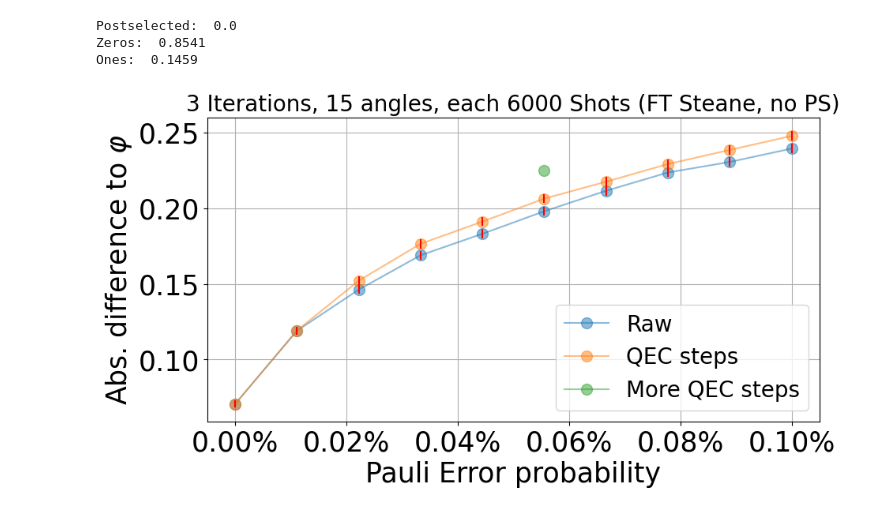
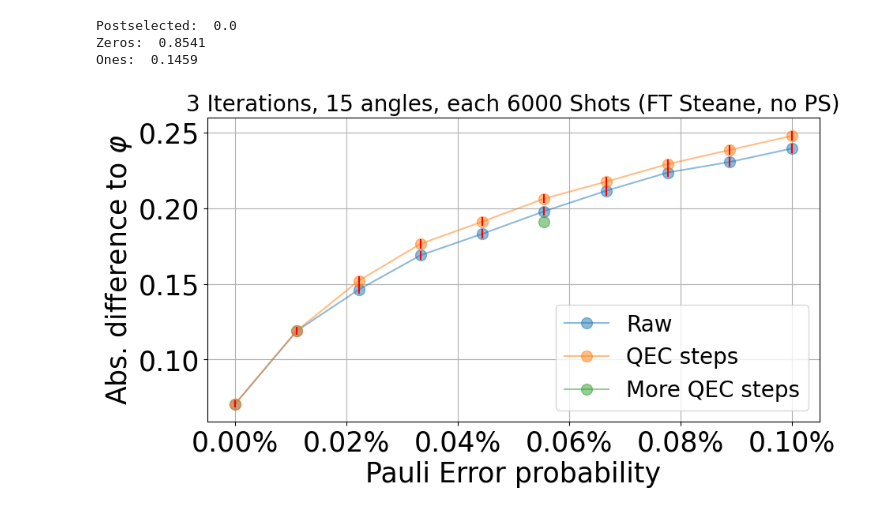
Before and after one commit to RicemanBoy/iqpe, a Jupyter notebook: FT Steane Code.ipynb, the cells around one changed output. Drawn from its saved outputs; the diff is of its cells as text; code cells hidden in the pictures.

```diff
--- a/FT Steane Code.ipynb
+++ b/FT Steane Code.ipynb
@@ -118,28 +118,28 @@ with open("text/adjunitary{}.txt".format(n), "r") as file:
 # %%
 p, y, err = np.loadtxt("HPC/text/Steane_noPS.txt", delimiter = ",")
 p1, y1, _ = np.loadtxt("HPC/text/Steane_noPS_qec.txt", delimiter = ",")
-p2, y2, y_ = np.loadtxt("HPC/text/Steane_noPS_qec2_5.txt", delimiter = ",")
+p2, y2, y_ = np.loadtxt("HPC/text/Steane_noPS_qec2_noflags_5.txt", delimiter = ",")
 
 shots=6000
 
 err = [np.sqrt((i-i**2)/shots) for i in err]
 
 fig, ax1 = plt.subplots(figsize=(10,5))
 ax1.xaxis.set_major_formatter(ticker.PercentFormatter(xmax=1, decimals = 2))
 
 ax1.plot(p,y, label="Raw", marker = ".",markersize = 20, alpha = 0.5)
 ax1.plot(p1,y1, label="QEC steps", marker = ".",markersize = 20, alpha = 0.5)
 ax1.plot(p2,y2, label="More QEC steps", marker = ".",markersize = 20, alpha = 0.5)
 ax1.errorbar(p, y, yerr=err, ecolor="red", linestyle="")
 ax1.errorbar(p1, y1, yerr=err, ecolor="red", linestyle="")
 
 ax1.set_title(r"3 Iterations, 15 angles, each {} Shots (FT Steane, no PS)".format(shots), fontsize=20)
 ax1.set_xlabel("Pauli Error probability", fontsize=25)
 ax1.set_ylabel(r"Abs. difference to $\varphi$", fontsize=25)
 ax1.tick_params(axis='both', which='major', labelsize=25)
 ax1.grid()
 ax1.legend(fontsize=20)
 #plt.tight_layout()
 plt.show()
 # %% [output]
-[figure, old version]
+[figure, new version]
```
Also changed, not shown: 5 other files.
